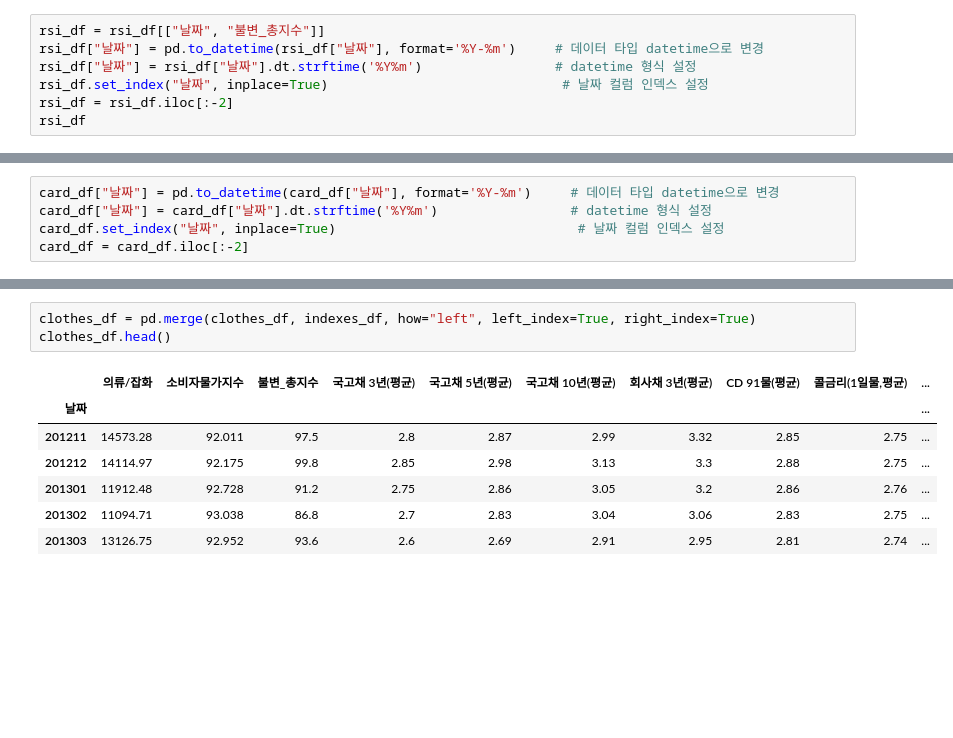
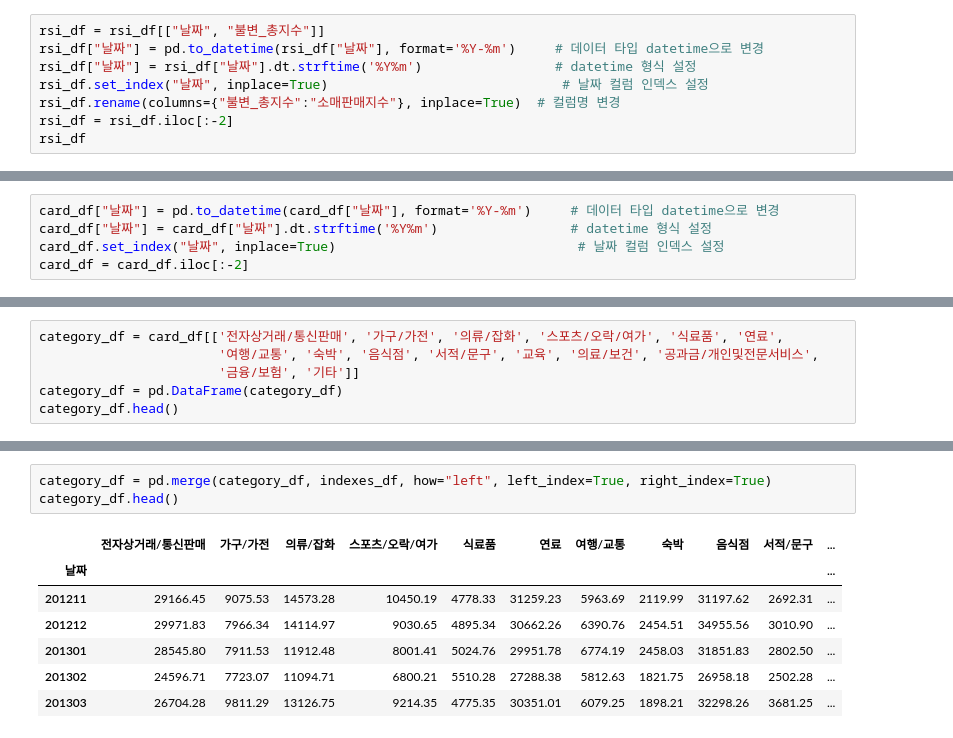
Before and after one commit to jkim0313/project1_dajopay, a Jupyter notebook: indexes.ipynb, the cells around one changed output, grey strips where cells are left out. Drawn from its saved outputs; the diff is of its cells as text; blank space fills up the shorter version.

```diff
--- a/indexes.ipynb
+++ b/indexes.ipynb
@@ -78,6 +78,7 @@ rsi_df = rsi_df[["날짜", "불변_총지수"]]
 rsi_df["날짜"] = pd.to_datetime(rsi_df["날짜"], format='%Y-%m')     # 데이터 타입 datetime으로 변경
 rsi_df["날짜"] = rsi_df["날짜"].dt.strftime('%Y%m')                 # datetime 형식 설정
 rsi_df.set_index("날짜", inplace=True)                              # 날짜 컬럼 인덱스 설정
+rsi_df.rename(columns={"불변_총지수":"소매판매지수"}, inplace=True)  # 컬럼명 변경
 rsi_df = rsi_df.iloc[:-2]
 rsi_df
 # %% [output]
@@ -203,0 +229,6 @@ clothes_df.head()
+# %%
+category_df = card_df[['전자상거래/통신판매', '가구/가전', '의류/잡화', '스포츠/오락/여가', '식료품', '연료',
+                       '여행/교통', '숙박', '음식점', '서적/문구', '교육', '의료/보건', '공과금/개인및전문서비스',
+                       '금융/보험', '기타']]
+category_df = pd.DataFrame(category_df)
+category_df.head()
@@ -204,11 +243,11 @@ clothes_df.head()
 # %%
-clothes_df = pd.merge(clothes_df, indexes_df, how="left", left_index=True, right_index=True)
-clothes_df.head()
+category_df = pd.merge(category_df, indexes_df, how="left", left_index=True, right_index=True)
+category_df.head()
 # %% [output]
-|  | 의류/잡화 | 소비자물가지수 | 불변_총지수 | 국고채 3년(평균) | 국고채 5년(평균) | 국고채 10년(평균) | 회사채 3년(평균) | CD 91물(평균) | 콜금리(1일물,평균) | ... |
-| 날짜 |  |  |  |  |  |  |  |  |  | ... |
-| 201211 | 14573.28 | 92.011 | 97.5 | 2.8 | 2.87 | 2.99 | 3.32 | 2.85 | 2.75 | ... |
-| 201212 | 14114.97 | 92.175 | 99.8 | 2.85 | 2.98 | 3.13 | 3.3 | 2.88 | 2.75 | ... |
-| 201301 | 11912.48 | 92.728 | 91.2 | 2.75 | 2.86 | 3.05 | 3.2 | 2.86 | 2.76 | ... |
-| 201302 | 11094.71 | 93.038 | 86.8 | 2.7 | 2.83 | 3.04 | 3.06 | 2.83 | 2.75 | ... |
-| 201303 | 13126.75 | 92.952 | 93.6 | 2.6 | 2.69 | 2.91 | 2.95 | 2.81 | 2.74 | ... |
+|  | 전자상거래/통신판매 | 가구/가전 | 의류/잡화 | 스포츠/오락/여가 | 식료품 | 연료 | 여행/교통 | 숙박 | 음식점 | 서적/문구 | ... |
+| 날짜 |  |  |  |  |  |  |  |  |  |  | ... |
+| 201211 | 29166.45 | 9075.53 | 14573.28 | 10450.19 | 4778.33 | 31259.23 | 5963.69 | 2119.99 | 31197.62 | 2692.31 | ... |
+| 201212 | 29971.83 | 7966.34 | 14114.97 | 9030.65 | 4895.34 | 30662.26 | 6390.76 | 2454.51 | 34955.56 | 3010.90 | ... |
+| 201301 | 28545.80 | 7911.53 | 11912.48 | 8001.41 | 5024.76 | 29951.78 | 6774.19 | 2458.03 | 31851.83 | 2802.50 | ... |
+| 201302 | 24596.71 | 7723.07 | 11094.71 | 6800.21 | 5510.28 | 27288.38 | 5812.63 | 1821.75 | 26958.18 | 2502.28 | ... |
+| 201303 | 26704.28 | 9811.29 | 13126.75 | 9214.35 | 4775.35 | 30351.01 | 6079.25 | 1898.21 | 32298.26 | 3681.25 | ... |
```
Also changed, not shown: parts of 12 cells of this notebook.
